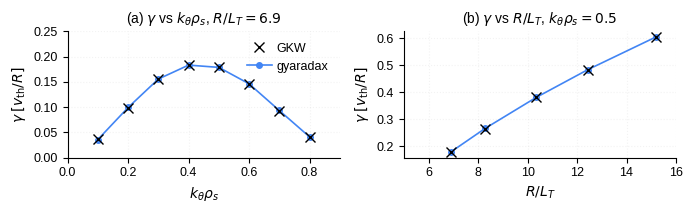
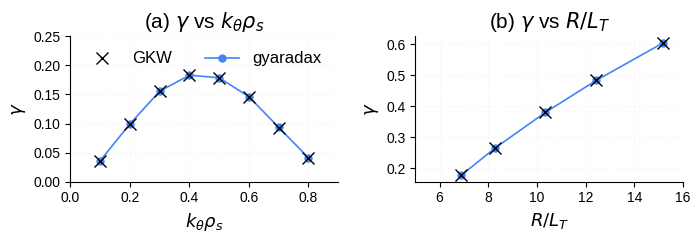
The notebook cell's code change between the first figure and the second:
--- before
+++ after
@@ -7,31 +7,28 @@
 gkw_rlt_gamma = np.array([0.1785, 0.2653, 0.3803, 0.4834, 0.6038])
 
-fig, axes = plt.subplots(1, 2, figsize=(7.0, 2.2))
+fig, axes = plt.subplots(1, 2, figsize=(7.0, 2.5))
 
 # (a) growth rate vs kt
 ax = axes[0]
-ax.plot(gkw_cbc_kt, gkw_cbc_gamma, "x", color="k", ms=7, lw=1.8,
-        markerfacecolor="none", label="GKW", zorder=4)
-ax.plot(cbc_ktheta_vals, cbc_growth, "o-", color=JAX_COLORS["blue"], ms=4, lw=1.2,
-        label="gyaradax")
-ax.set_xlabel(r"$k_\theta \rho_s$")
-ax.set_ylabel(r"$\gamma \; [v_{\mathrm{th}}/R]$")
-ax.set_title(r"(a) $\gamma$ vs $k_\theta\rho_s$, $R/L_T=6.9$")
-ax.legend(frameon=False, columnspacing=1.0, handletextpad=0.4)
+ax.plot(gkw_cbc_kt, gkw_cbc_gamma, "x", color="k", ms=8, lw=1.8, markerfacecolor="none", label="GKW", zorder=10)
+ax.plot(cbc_ktheta_vals, cbc_growth, "o-", color=JAX_COLORS["blue"], ms=5, lw=1.2, label="gyaradax")
+ax.set_xlabel(r"$k_\theta \rho_s$", fontsize=13)
+ax.set_ylabel(r"$\gamma$", fontsize=13)
+ax.set_title(r"(a) $\gamma$ vs $k_\theta\rho_s$", fontsize=15)
+ax.legend(frameon=False, fontsize=12, loc="upper left", ncols=2)
 ax.set_xlim(0, 0.9)
 ax.set_ylim(0, 0.25)
+ax.tick_params(labelsize=10)
 ax.grid(True)
 
 # (b) peak growth rate vs R/LT
 ax2 = axes[1]
-ax2.plot(gkw_rlt_vals, gkw_rlt_gamma, "x", color="k", ms=7, lw=1.8,
-         markerfacecolor="none", label="GKW", zorder=4)
-ax2.plot(rlt_vals, rlt_growth, "o-", color=JAX_COLORS["blue"], ms=4, lw=1.2,
-         label="gyaradax")
-ax2.set_xlabel(r"$R/L_T$")
-ax2.set_ylabel(r"$\gamma \; [v_{\mathrm{th}}/R]$")
-ax2.set_title(r"(b) $\gamma$ vs $R/L_T$, $k_\theta\rho_s=0.5$")
-# ax2.legend(frameon=False, columnspacing=1.0, handletextpad=0.4)
+ax2.plot(gkw_rlt_vals, gkw_rlt_gamma, "x", color="k", ms=8, lw=1.8, markerfacecolor="none", label="GKW", zorder=4)
+ax2.plot(rlt_vals, rlt_growth, "o-", color=JAX_COLORS["blue"], ms=5, lw=1.2, label="gyaradax")
+ax2.set_xlabel(r"$R/L_T$", fontsize=13)
+ax2.set_ylabel(r"$\gamma$", fontsize=13)
+ax2.set_title(r"(b) $\gamma$ vs $R/L_T$", fontsize=15)
 ax2.set_xlim(5, 16)
+ax2.tick_params(labelsize=10)
 ax2.grid(True)
 

Commit: grad fixes